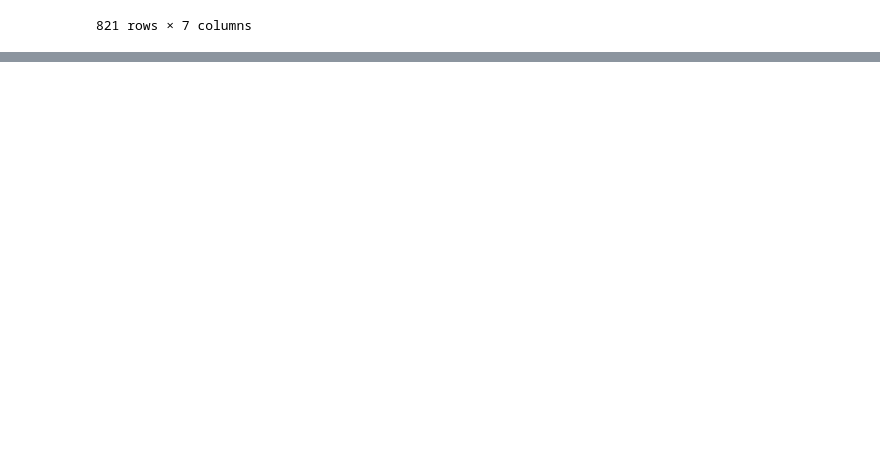
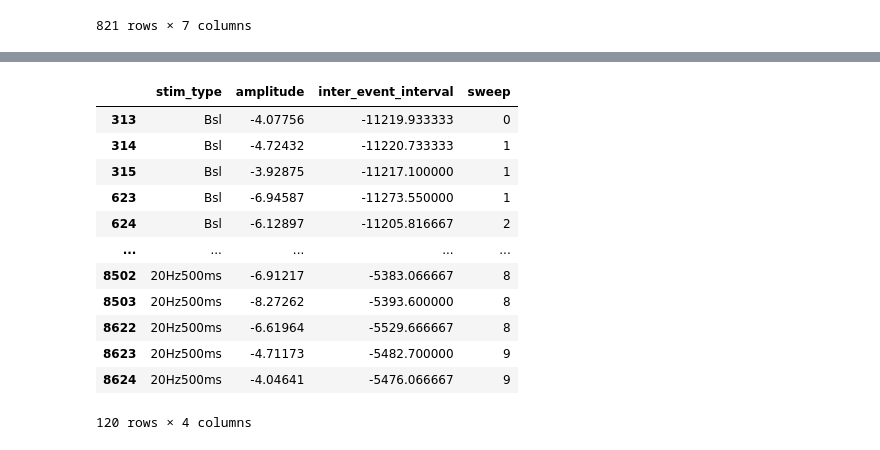
Before and after one commit to DennisDoll/DCLmeetsRETUNE, a Jupyter notebook: patch_clamp_analysis/Untitled.ipynb, the cells around one changed output, grey strips where cells are left out. Cells and saved outputs as stored; diff of their text form; code cells hidden in the pictures; blank space fills up the shorter version.

```diff
--- a/patch_clamp_analysis/Untitled.ipynb
+++ b/patch_clamp_analysis/Untitled.ipynb
@@ -64,0 +72,16 @@ plt.xlim(-30, 0)
+# %%
+df_combo[df_combo['inter_event_interval'] < 0]
+# %% [output]
+|  | stim_type | amplitude | inter_event_interval | sweep |
+| 313 | Bsl | -4.07756 | -11219.933333 | 0 |
+| 314 | Bsl | -4.72432 | -11220.733333 | 1 |
+| 315 | Bsl | -3.92875 | -11217.100000 | 1 |
+| 623 | Bsl | -6.94587 | -11273.550000 | 1 |
+| 624 | Bsl | -6.12897 | -11205.816667 | 2 |
+| ... | ... | ... | ... | ... |
+| 8502 | 20Hz500ms | -6.91217 | -5383.066667 | 8 |
+| 8503 | 20Hz500ms | -8.27262 | -5393.600000 | 8 |
+| 8622 | 20Hz500ms | -6.61964 | -5529.666667 | 8 |
+| 8623 | 20Hz500ms | -4.71173 | -5482.700000 | 9 |
+| 8624 | 20Hz500ms | -4.04641 | -5476.066667 | 9 |
+120 rows × 4 columns
```
Also changed, not shown: parts of 9 cells of this notebook, 8 other files.
